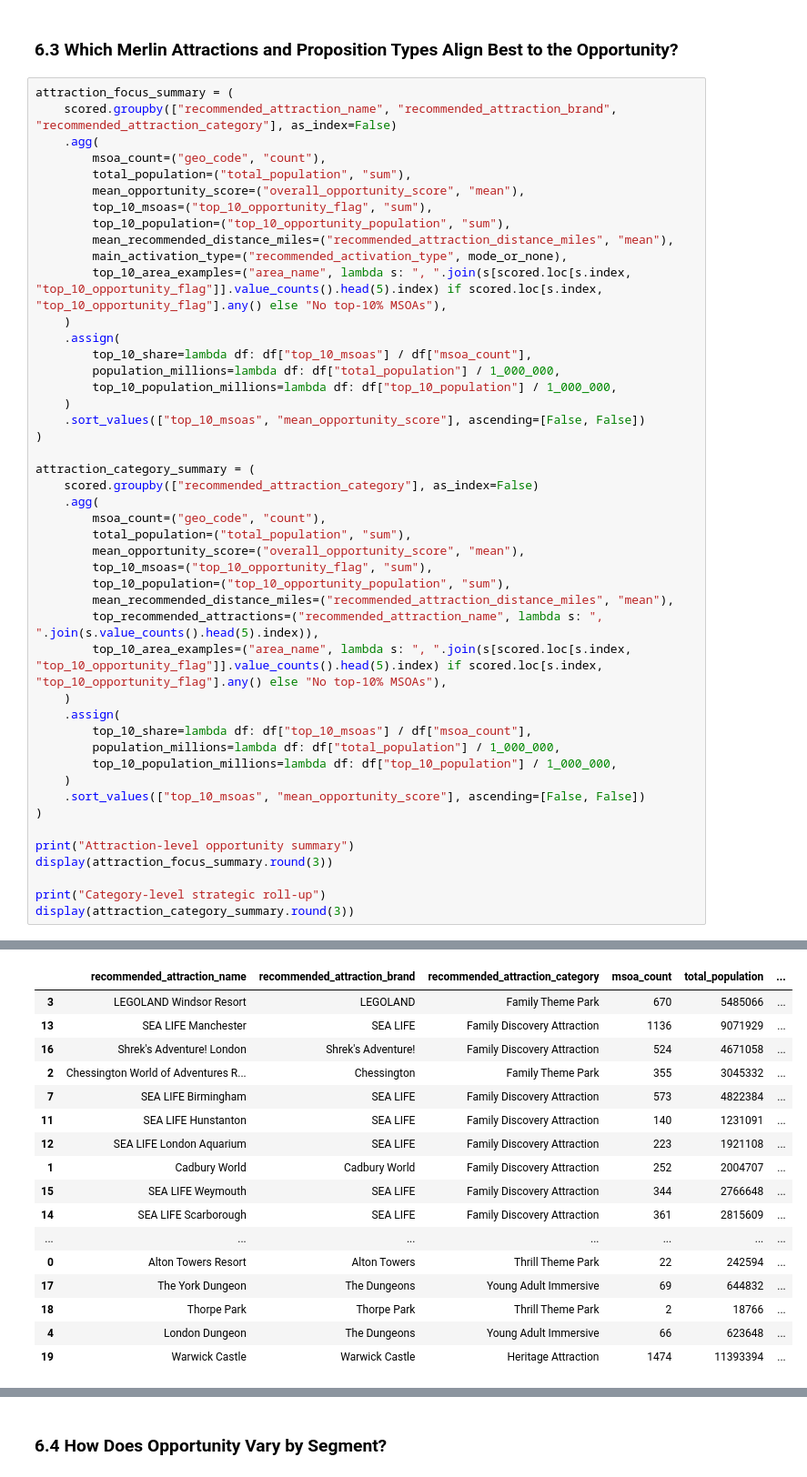
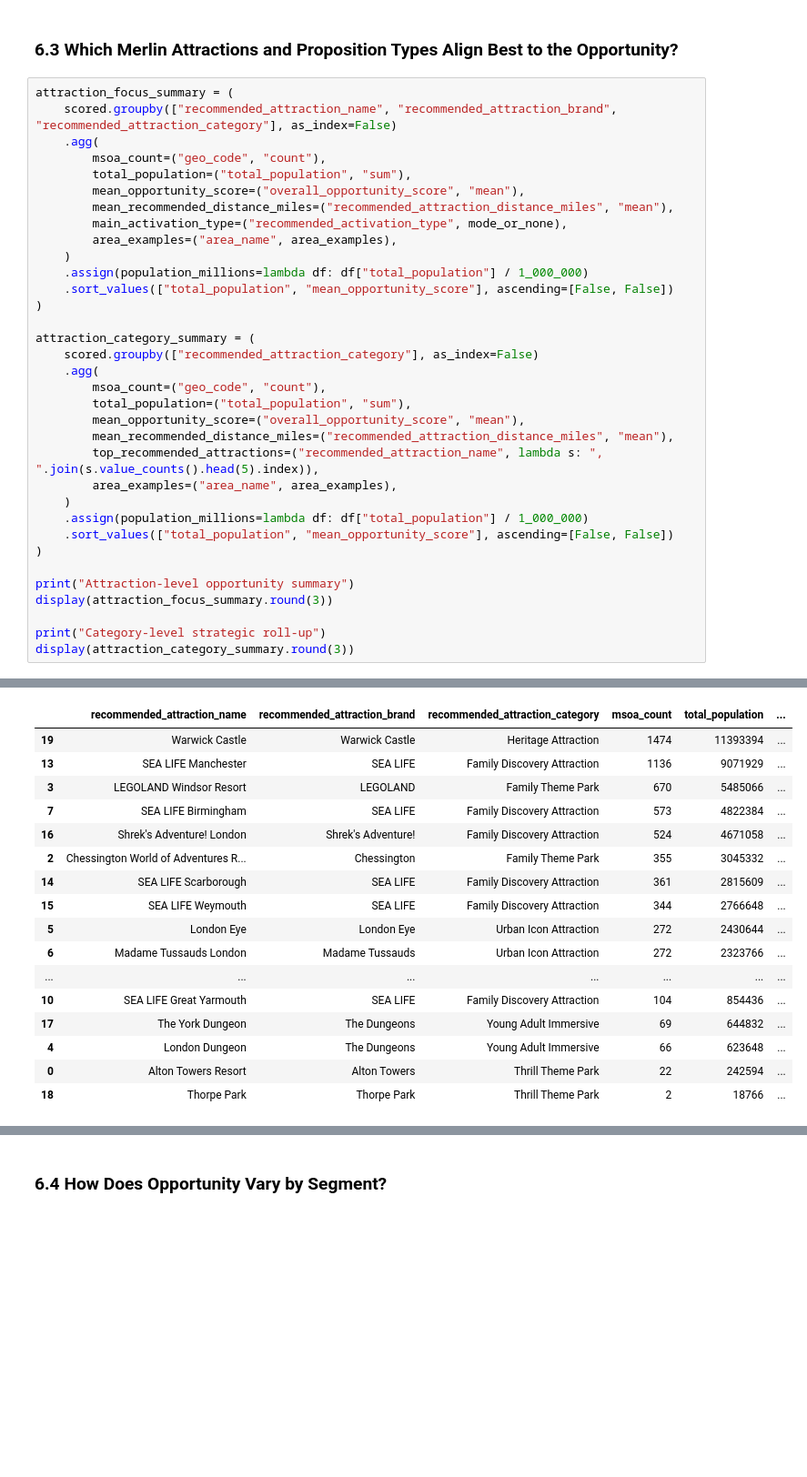
Before and after one commit to billychanhub/uk-demographic-clustering, a Jupyter notebook: notebooks/4_opportunity_scoring.ipynb, the cells around one changed output, grey strips where cells are left out. Shown at 91% size. Cells and saved outputs as stored; diff of their text form; blank space fills up the shorter version.

```diff
--- a/notebooks/4_opportunity_scoring.ipynb
+++ b/notebooks/4_opportunity_scoring.ipynb
@@ -712,65 +681,53 @@ top_area_summary.head(20).round(2)
 attraction_focus_summary = (
     scored.groupby(["recommended_attraction_name", "recommended_attraction_brand", "recommended_attraction_category"], as_index=False)
     .agg(
         msoa_count=("geo_code", "count"),
         total_population=("total_population", "sum"),
         mean_opportunity_score=("overall_opportunity_score", "mean"),
-        top_10_msoas=("top_10_opportunity_flag", "sum"),
-        top_10_population=("top_10_opportunity_population", "sum"),
         mean_recommended_distance_miles=("recommended_attraction_distance_miles", "mean"),
         main_activation_type=("recommended_activation_type", mode_or_none),
-        top_10_area_examples=("area_name", lambda s: ", ".join(s[scored.loc[s.index, "top_10_opportunity_flag"]].value_counts().head(5).index) if scored.loc[s.index, "top_10_opportunity_flag"].any() else "No top-10% MSOAs"),
+        area_examples=("area_name", area_examples),
     )
-    .assign(
-        top_10_share=lambda df: df["top_10_msoas"] / df["msoa_count"],
-        population_millions=lambda df: df["total_population"] / 1_000_000,
-        top_10_population_millions=lambda df: df["top_10_population"] / 1_000_000,
-    )
-    .sort_values(["top_10_msoas", "mean_opportunity_score"], ascending=[False, False])
+    .assign(population_millions=lambda df: df["total_population"] / 1_000_000)
+    .sort_values(["total_population", "mean_opportunity_score"], ascending=[False, False])
 )
 
 attraction_category_summary = (
     scored.groupby(["recommended_attraction_category"], as_index=False)
     .agg(
         msoa_count=("geo_code", "count"),
         total_population=("total_population", "sum"),
         mean_opportunity_score=("overall_opportunity_score", "mean"),
-        top_10_msoas=("top_10_opportunity_flag", "sum"),
-        top_10_population=("top_10_opportunity_population", "sum"),
         mean_recommended_distance_miles=("recommended_attraction_distance_miles", "mean"),
         top_recommended_attractions=("recommended_attraction_name", lambda s: ", ".join(s.value_counts().head(5).index)),
-        top_10_area_examples=("area_name", lambda s: ", ".join(s[scored.loc[s.index, "top_10_opportunity_flag"]].value_counts().head(5).index) if scored.loc[s.index, "top_10_opportunity_flag"].any() else "No top-10% MSOAs"),
+        area_examples=("area_name", area_examples),
     )
-    .assign(
-        top_10_share=lambda df: df["top_10_msoas"] / df["msoa_count"],
-        population_millions=lambda df: df["total_population"] / 1_000_000,
-        top_10_population_millions=lambda df: df["top_10_population"] / 1_000_000,
-    )
-    .sort_values(["top_10_msoas", "mean_opportunity_score"], ascending=[False, False])
+    .assign(population_millions=lambda df: df["total_population"] / 1_000_000)
+    .sort_values(["total_population", "mean_opportunity_score"], ascending=[False, False])
 )
 
 print("Attraction-level opportunity summary")
 display(attraction_focus_summary.round(3))
 
 print("Category-level strategic roll-up")
 display(attraction_category_summary.round(3))
 # %% [output]
 Attraction-level opportunity summary
 |  | recommended_attraction_name | recommended_attraction_brand | recommended_attraction_category | msoa_count | total_population | ... |
+| 19 | Warwick Castle | Warwick Castle | Heritage Attraction | 1474 | 11393394 | ... |
+| 13 | SEA LIFE Manchester | SEA LIFE | Family Discovery Attraction | 1136 | 9071929 | ... |
 | 3 | LEGOLAND Windsor Resort | LEGOLAND | Family Theme Park | 670 | 5485066 | ... |
-| 13 | SEA LIFE Manchester | SEA LIFE | Family Discovery Attraction | 1136 | 9071929 | ... |
+| 7 | SEA LIFE Birmingham | SEA LIFE | Family Discovery Attraction | 573 | 4822384 | ... |
 | 16 | Shrek's Adventure! London | Shrek's Adventure! | Family Discovery Attraction | 524 | 4671058 | ... |
 | 2 | Chessington World of Adventures R... | Chessington | Family Theme Park | 355 | 3045332 | ... |
-| 7 | SEA LIFE Birmingham | SEA LIFE | Family Discovery Attraction | 573 | 4822384 | ... |
-| 11 | SEA LIFE Hunstanton | SEA LIFE | Family Discovery Attraction | 140 | 1231091 | ... |
-| 12 | SEA LIFE London Aquarium | SEA LIFE | Family Discovery Attraction | 223 | 1921108 | ... |
-| 1 | Cadbury World | Cadbury World | Family Discovery Attraction | 252 | 2004707 | ... |
+| 14 | SEA LIFE Scarborough | SEA LIFE | Family Discovery Attraction | 361 | 2815609 | ... |
 | 15 | SEA LIFE Weymouth | SEA LIFE | Family Discovery Attraction | 344 | 2766648 | ... |
-| 14 | SEA LIFE Scarborough | SEA LIFE | Family Discovery Attraction | 361 | 2815609 | ... |
+| 5 | London Eye | London Eye | Urban Icon Attraction | 272 | 2430644 | ... |
+| 6 | Madame Tussauds London | Madame Tussauds | Urban Icon Attraction | 272 | 2323766 | ... |
 | ... | ... | ... | ... | ... | ... | ... |
+| 10 | SEA LIFE Great Yarmouth | SEA LIFE | Family Discovery Attraction | 104 | 854436 | ... |
+| 17 | The York Dungeon | The Dungeons | Young Adult Immersive | 69 | 644832 | ... |
+| 4 | London Dungeon | The Dungeons | Young Adult Immersive | 66 | 623648 | ... |
 | 0 | Alton Towers Resort | Alton Towers | Thrill Theme Park | 22 | 242594 | ... |
-| 17 | The York Dungeon | The Dungeons | Young Adult Immersive | 69 | 644832 | ... |
 | 18 | Thorpe Park | Thorpe Park | Thrill Theme Park | 2 | 18766 | ... |
-| 4 | London Dungeon | The Dungeons | Young Adult Immersive | 66 | 623648 | ... |
-| 19 | Warwick Castle | Warwick Castle | Heritage Attraction | 1474 | 11393394 | ... |
 Category-level strategic roll-up
```
Also changed, not shown: parts of 10 cells of this notebook, 4 other files.
